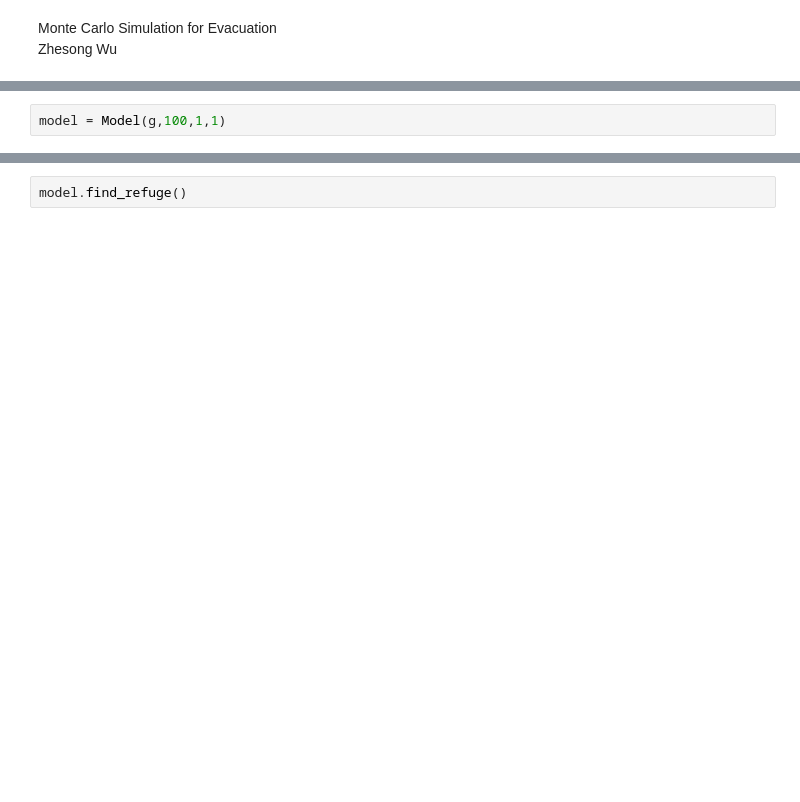
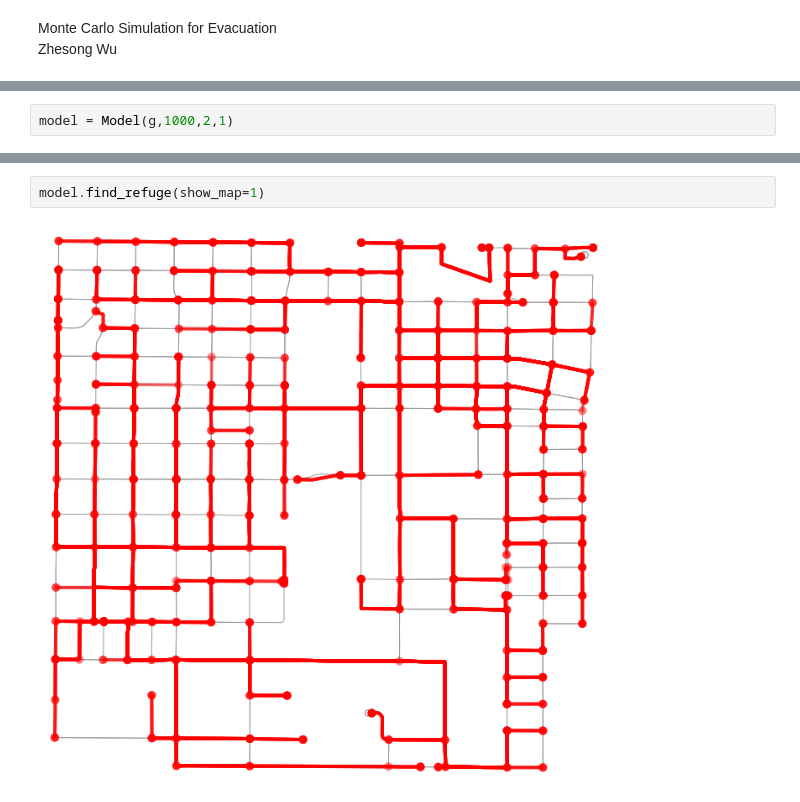
Before and after one commit to Zhesongw/final_projects, a Jupyter notebook: example.ipynb, the cells around one changed output, grey strips where cells are left out. Drawn from its saved outputs; the diff is of its cells as text; blank space fills up the shorter version.

```diff
--- a/example.ipynb
+++ b/example.ipynb
@@ -24,2 +50,2 @@ Single Model:
 # %%
-model = Model(g,100,1,1)
+model = Model(g,1000,2,1)
@@ -28,2 +59,4 @@ AttributeError: 'DataFrame' object has no attribute 'nodes'
 # %%
-model.find_refuge()
+model.find_refuge(show_map=1)
+# %% [output]
+[figure, added]
```
Also changed, not shown: parts of 22 cells of this notebook, 3 other files.
